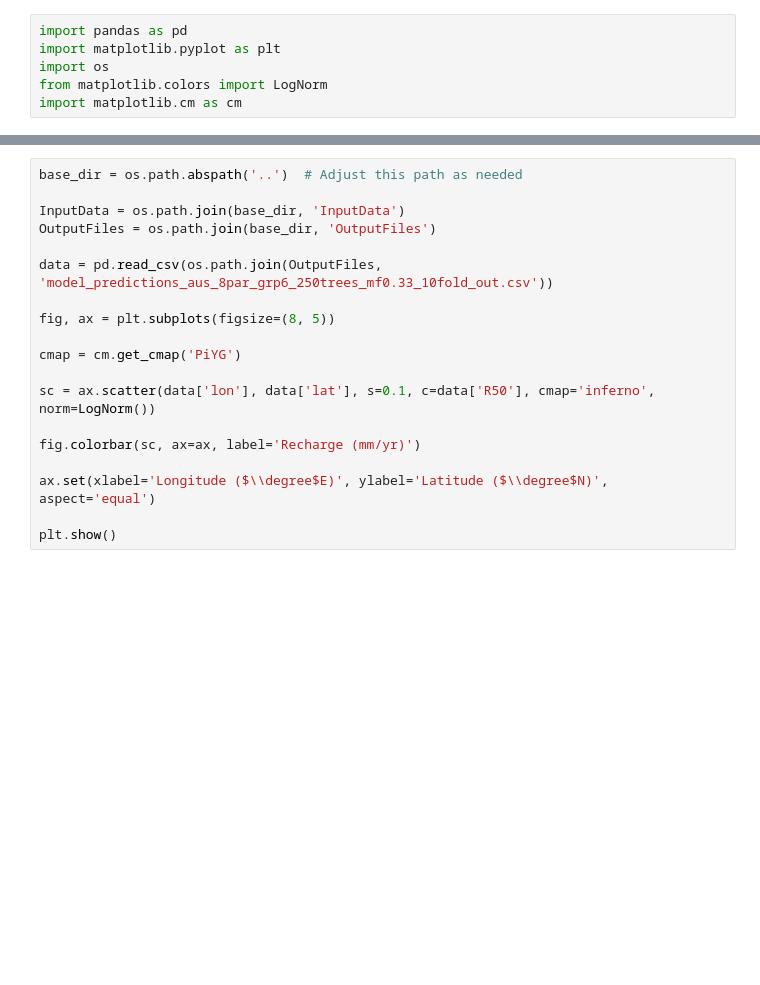
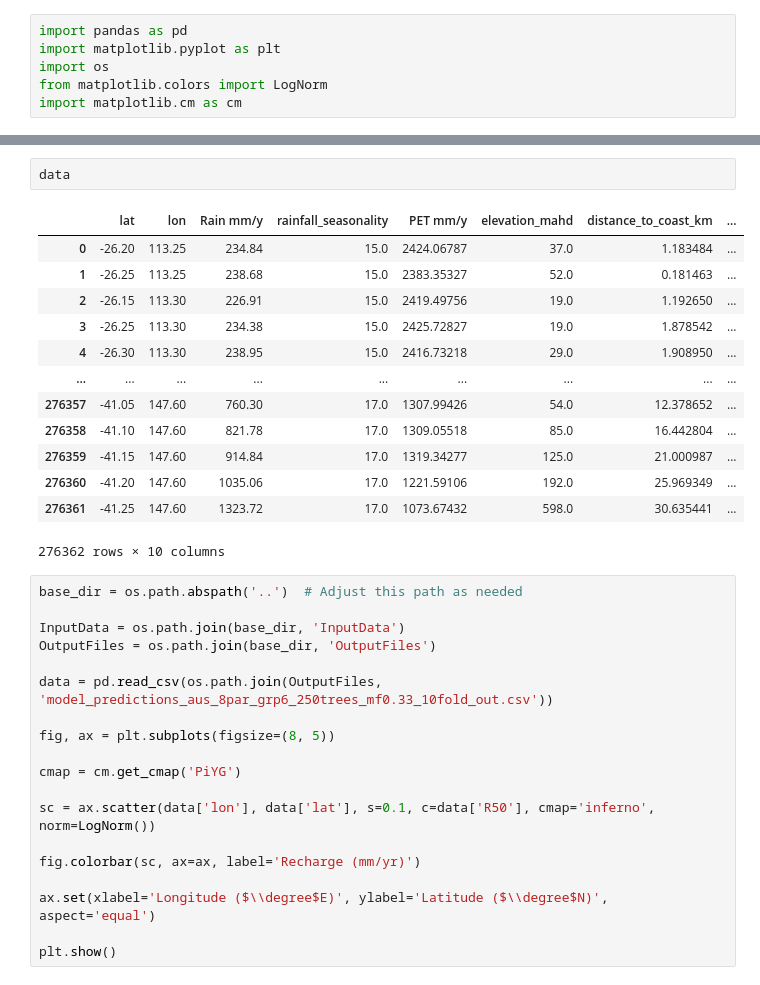
Before and after one commit to Roseparsley8972/CEGM2003-Water, a Jupyter notebook: Old model/Old model/data/contents/Supporting information/Python scripts/RF/Code/RF_read_output.ipynb, the cells around one changed output, grey strips where cells are left out. Saved outputs shown, nothing was run; the diff lists cells and outputs as text; blank space fills up the shorter version.

```diff
--- a/Old model/Old model/data/contents/Supporting information/Python scripts/RF/Code/RF_read_output.ipynb
+++ b/Old model/Old model/data/contents/Supporting information/Python scripts/RF/Code/RF_read_output.ipynb
@@ -26,3 +26,19 @@ plt.show()
+# %%
+data
+# %% [output]
+|  | lat | lon | Rain mm/y | rainfall_seasonality | PET mm/y | elevation_mahd | distance_to_coast_km | ... |
+| 0 | -26.20 | 113.25 | 234.84 | 15.0 | 2424.06787 | 37.0 | 1.183484 | ... |
+| 1 | -26.25 | 113.25 | 238.68 | 15.0 | 2383.35327 | 52.0 | 0.181463 | ... |
+| 2 | -26.15 | 113.30 | 226.91 | 15.0 | 2419.49756 | 19.0 | 1.192650 | ... |
+| 3 | -26.25 | 113.30 | 234.38 | 15.0 | 2425.72827 | 19.0 | 1.878542 | ... |
+| 4 | -26.30 | 113.30 | 238.95 | 15.0 | 2416.73218 | 29.0 | 1.908950 | ... |
+| ... | ... | ... | ... | ... | ... | ... | ... | ... |
+| 276357 | -41.05 | 147.60 | 760.30 | 17.0 | 1307.99426 | 54.0 | 12.378652 | ... |
+| 276358 | -41.10 | 147.60 | 821.78 | 17.0 | 1309.05518 | 85.0 | 16.442804 | ... |
+| 276359 | -41.15 | 147.60 | 914.84 | 17.0 | 1319.34277 | 125.0 | 21.000987 | ... |
+| 276360 | -41.20 | 147.60 | 1035.06 | 17.0 | 1221.59106 | 192.0 | 25.969349 | ... |
+| 276361 | -41.25 | 147.60 | 1323.72 | 17.0 | 1073.67432 | 598.0 | 30.635441 | ... |
+276362 rows × 10 columns
 # %%
 base_dir = os.path.abspath('..')  # Adjust this path as needed
 
```
Also changed, not shown: parts of 1 cell of this notebook, 4 other files.
